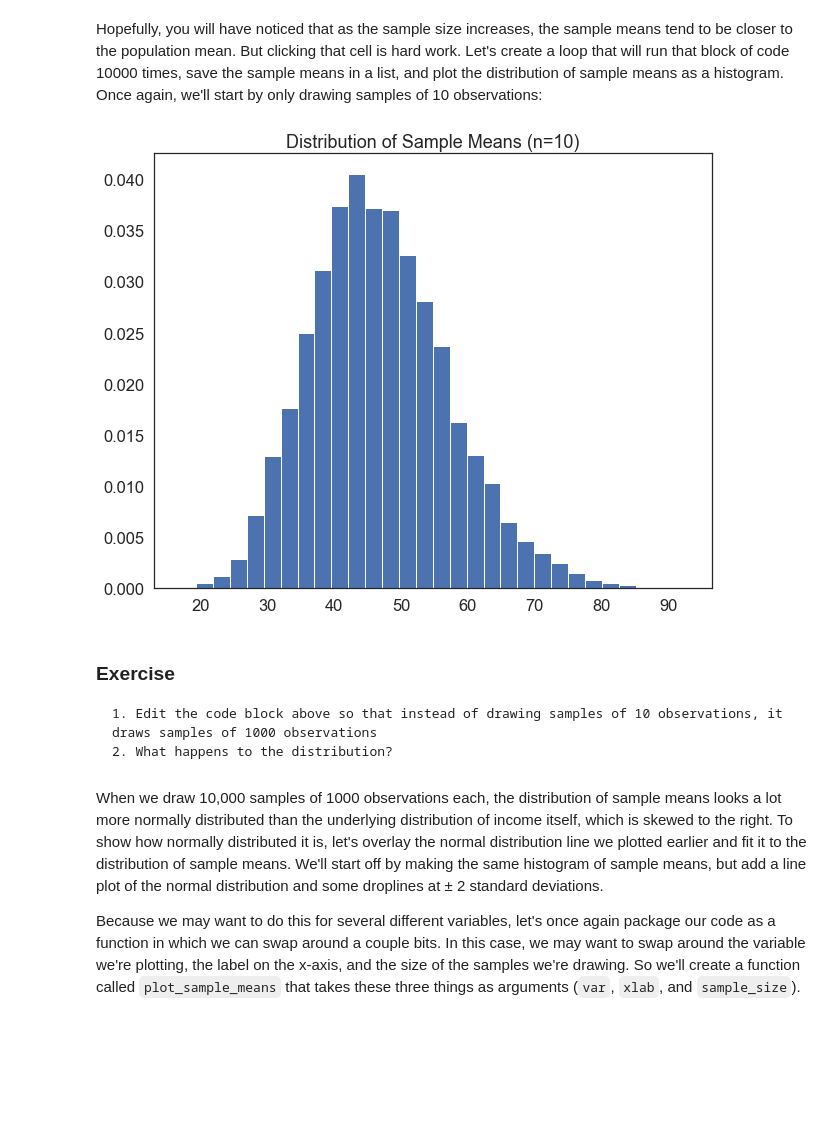
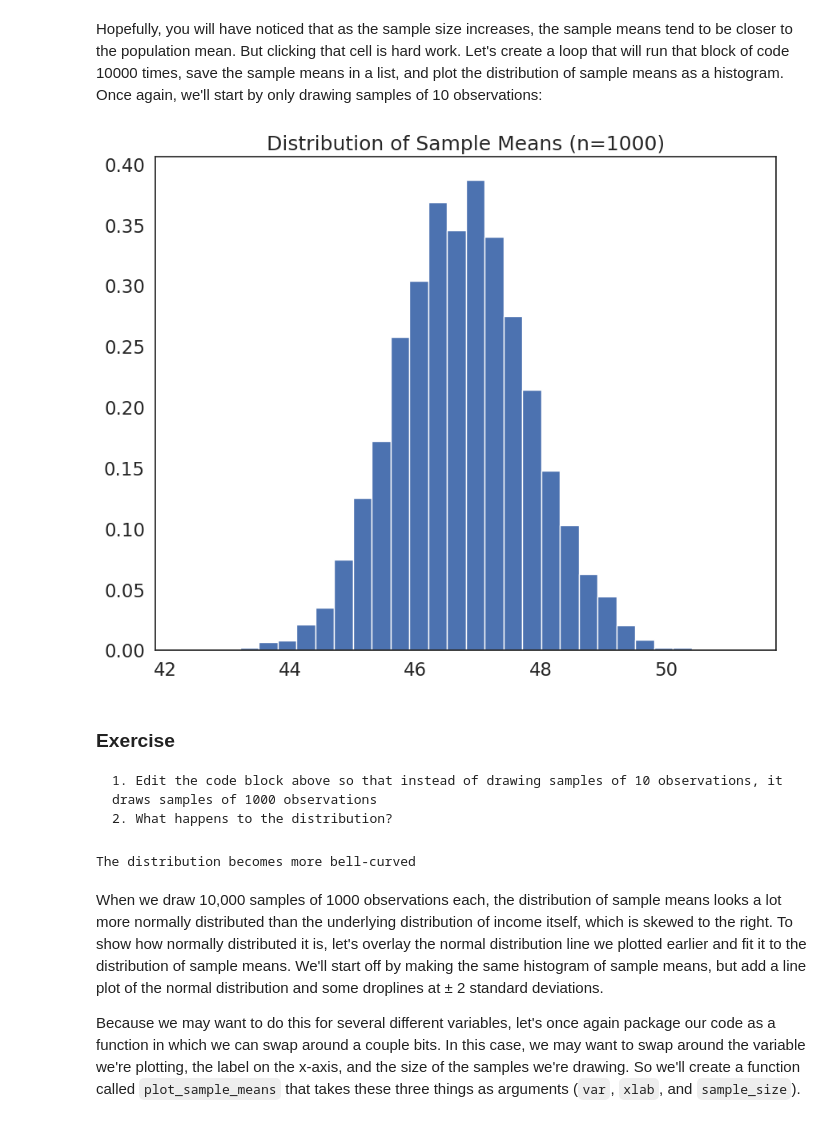
Before and after one commit to shiraparnes/QM2, a Jupyter notebook: notebooks_2025_option_2/W05. Distributions and Basic Statistics.ipynb, the cells around one changed output. Cells and saved outputs as stored; diff of their text form; code cells hidden in the pictures; blank space fills up the shorter version.

```diff
--- a/notebooks_2025_option_2/W05. Distributions and Basic Statistics.ipynb
+++ b/notebooks_2025_option_2/W05. Distributions and Basic Statistics.ipynb
@@ -409,24 +409,28 @@ Hopefully, you will have noticed that as the sample size increases, the sample m
 # %%
 #create an empty list to store sample means
 sample_means=[]
 
-sample_size=10
+sample_size=1000
 # loop 10,000 times.
 for i in range(0,10000):
     sample= df['income'].sample(sample_size, replace=True) # draw a sample of 10 observations from the income variable, with replacement
     sample_mean=sample.mean() # calculate the mean of the sample
     sample_means.append(sample_mean) # append the sample mean to the list of sample means
 
 plt.hist(sample_means, bins=30, edgecolor='white', density=True) # plot a histogram of the sample means
 plt.title('Distribution of Sample Means (n={})'.format(sample_size)) # add a title
 plt.show()
 # %% [output]
-[figure, old version]
+[figure, new version]
 # %% [markdown]
 ### Exercise
 
     1. Edit the code block above so that instead of drawing samples of 10 observations, it draws samples of 1000 observations
     2. What happens to the distribution?
+# %%
+print("The distribution becomes more bell-curved")
+# %% [output]
+The distribution becomes more bell-curved
 # %% [markdown]
 When we draw 10,000 samples of 1000 observations each, the distribution of sample means looks a lot more normally distributed than the underlying distribution of income itself, which is skewed to the right. To show how normally distributed it is, let's overlay the normal distribution line we plotted earlier and fit it to the distribution of sample means. We'll start off by making the same histogram of sample means, but add a line plot of the normal distribution and some droplines at ± 2 standard deviations.
 
```
Also changed, not shown: parts of 4 cells of this notebook.
